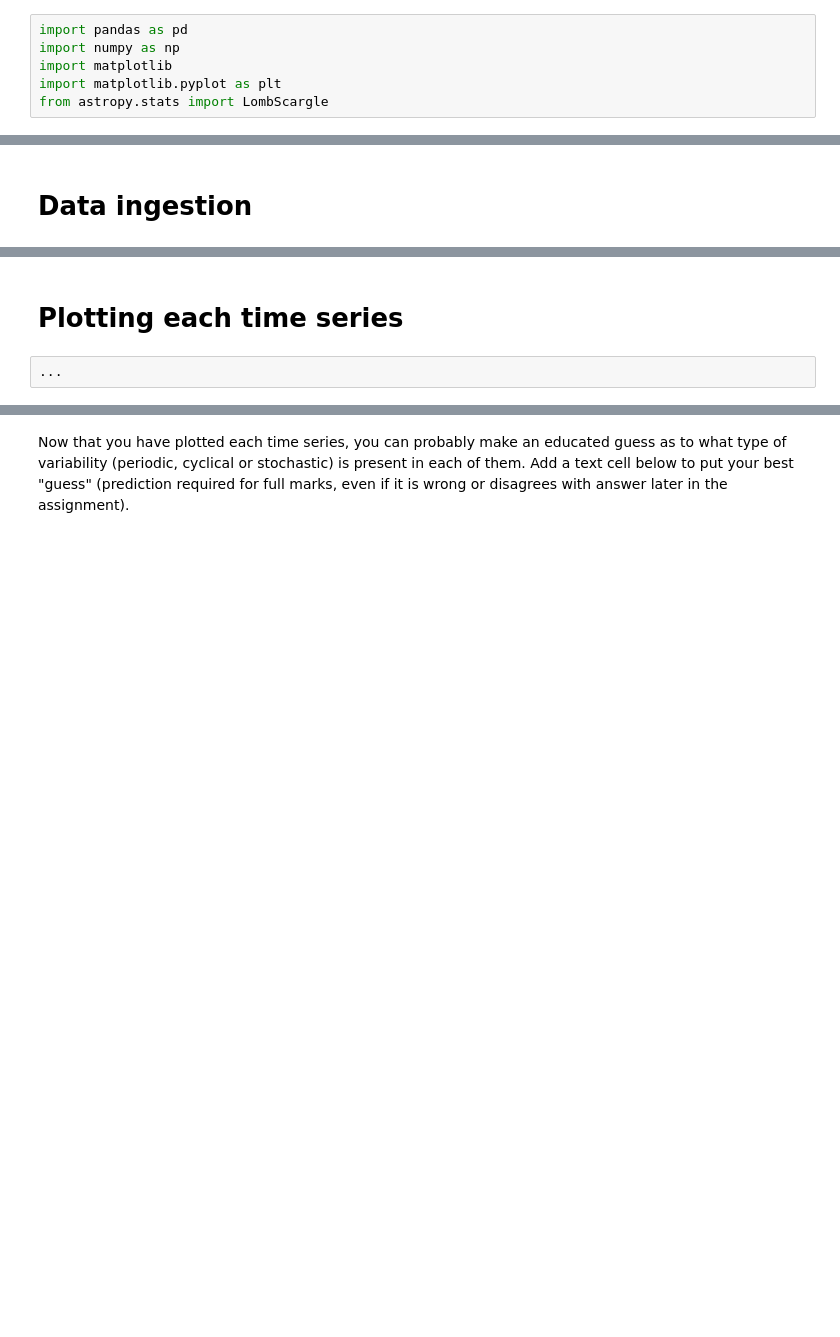
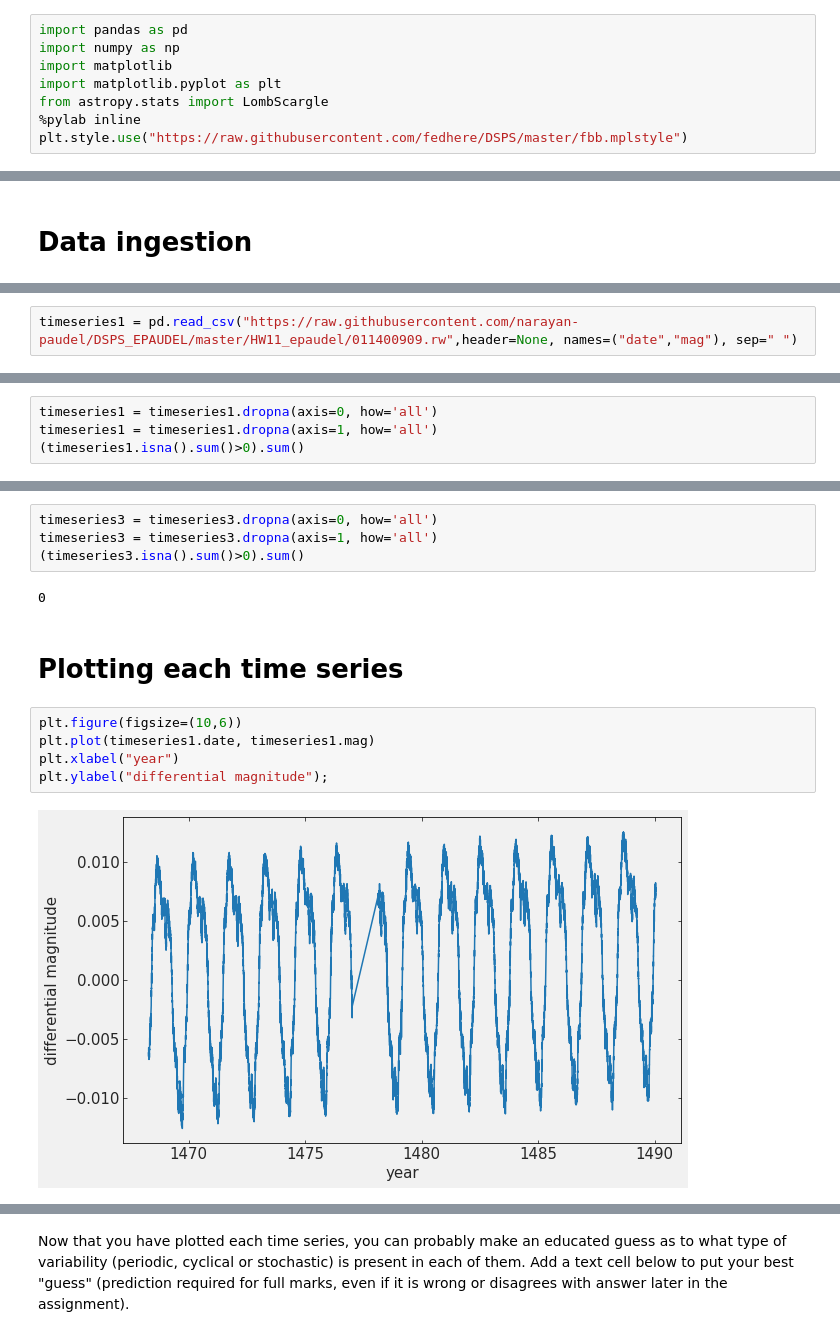
Before and after one commit to narayan-paudel/DSPS_EPAUDEL, a Jupyter notebook: HW11_epaudel/TESSlightcurves.ipynb, the cells around one changed output, grey strips where cells are left out. Saved outputs shown, nothing was run; the diff lists cells and outputs as text; blank space fills up the shorter version.

```diff
--- a/HW11_epaudel/TESSlightcurves.ipynb
+++ b/HW11_epaudel/TESSlightcurves.ipynb
@@ -16,3 +16,5 @@ import numpy as np
 import matplotlib
 import matplotlib.pyplot as plt
 from astropy.stats import LombScargle
+%pylab inline
+plt.style.use("https://raw.githubusercontent.com/fedhere/DSPS/master/fbb.mplstyle")
@@ -22,0 +25,2 @@ from astropy.stats import LombScargle
+# %%
+timeseries1 = pd.read_csv("https://raw.githubusercontent.com/narayan-paudel/DSPS_EPAUDEL/master/HW11_epaudel/011400909.rw",header=None, names=("date","mag"), sep=" ")
@@ -22,0 +36,4 @@ from astropy.stats import LombScargle
+# %%
+timeseries1 = timeseries1.dropna(axis=0, how='all')
+timeseries1 = timeseries1.dropna(axis=1, how='all')
+(timeseries1.isna().sum()>0).sum()
@@ -23,4 +70,15 @@ from astropy.stats import LombScargle
+# %%
+timeseries3 = timeseries3.dropna(axis=0, how='all')
+timeseries3 = timeseries3.dropna(axis=1, how='all')
+(timeseries3.isna().sum()>0).sum()
+# %% [output]
+0
 # %% [markdown]
 # **Plotting each time series**
-# %%
-...
+# %%
+plt.figure(figsize=(10,6))
+plt.plot(timeseries1.date, timeseries1.mag)
+plt.xlabel("year")
+plt.ylabel("differential magnitude");
+# %% [output]
+[figure, added]
```
Also changed, not shown: parts of 22 cells of this notebook.
